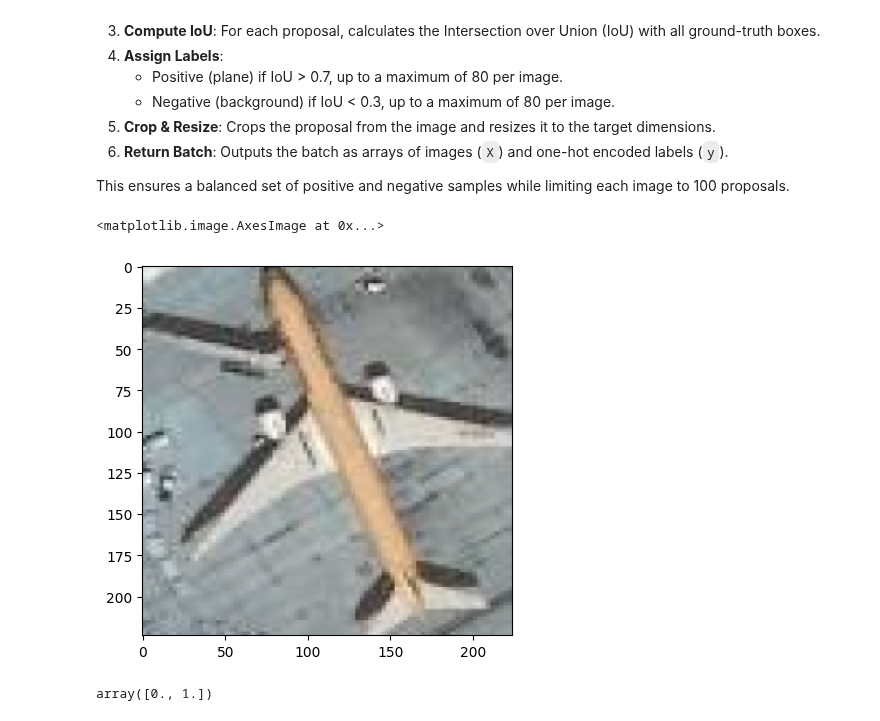
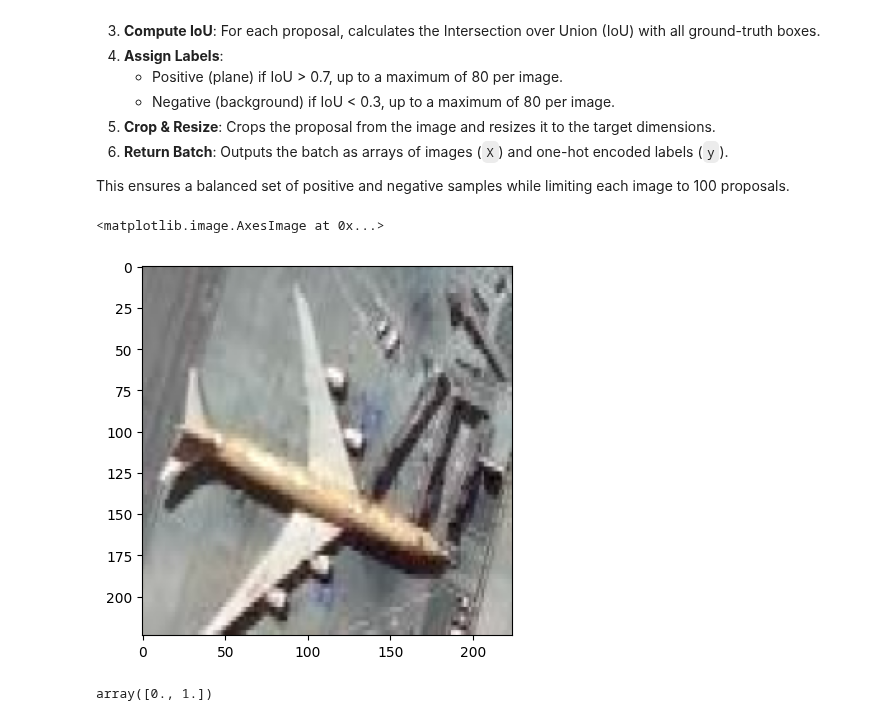
Before and after one commit to mjmousavi97/Deep-Learning-Tehran-uni, a Jupyter notebook: HomeWorks/05 HW/src/main.ipynb, the cells around one changed output. Cells and saved outputs as stored; diff of their text form; code cells hidden in the pictures.

```diff
--- a/HomeWorks/05 HW/src/main.ipynb
+++ b/HomeWorks/05 HW/src/main.ipynb
@@ -184,6 +192,8 @@ class DataGenerator(keras.utils.Sequence):
 
     def __init__(self, list_names, batch_size=32, dim=(224, 224), n_channels=3,
                  n_classes=2, shuffle=False, img_path='./', annot_path='./'):
+        super().__init__(**kwargs)
+
         self.list_names = list_names
         self.batch_size = batch_size
         self.dim = dim
@@ -273,13 +283,13 @@ class DataGenerator(keras.utils.Sequence):
 # get names of image
 list_names = os.listdir('/content/Images/Images')
 # create train generator and validation generator
-training_generator = DataGenerator(list_names = list_names[:20], batch_size = 1, img_path= '/content/Images/Images', annot_path = '/content/Airplanes_Annotations')
-validation_generator = DataGenerator(list_names = list_names[20:40], batch_size = 1, img_path= '/content/Images/Images', annot_path = '/content/Airplanes_Annotations')
+training_generator = DataGenerator(list_names = list_names[:100], batch_size = 1, img_path= '/content/Images/Images', annot_path = '/content/Airplanes_Annotations')
+validation_generator = DataGenerator(list_names = list_names[100:120], batch_size = 1, img_path= '/content/Images/Images', annot_path = '/content/Airplanes_Annotations')
 # %%
 X, Y = validation_generator.__getitem__(14)
 # %%
-plt.imshow(X[99].astype(int))
+plt.imshow(X[80].astype(int))
 # %% [output]
 <matplotlib.image.AxesImage at 0x...>
-[figure, old version]
+[figure, new version]
 # %%
```
Also changed, not shown: parts of 9 cells of this notebook.
